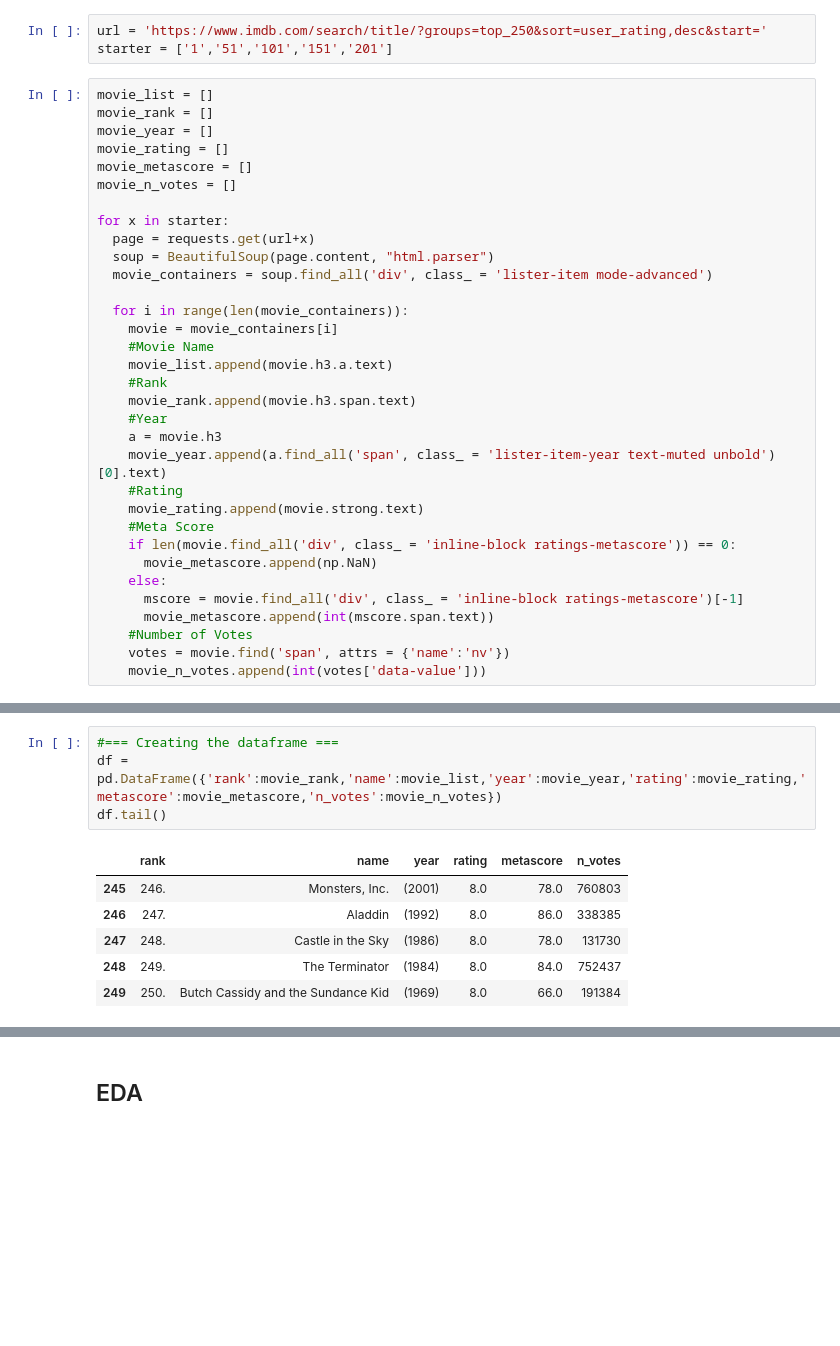
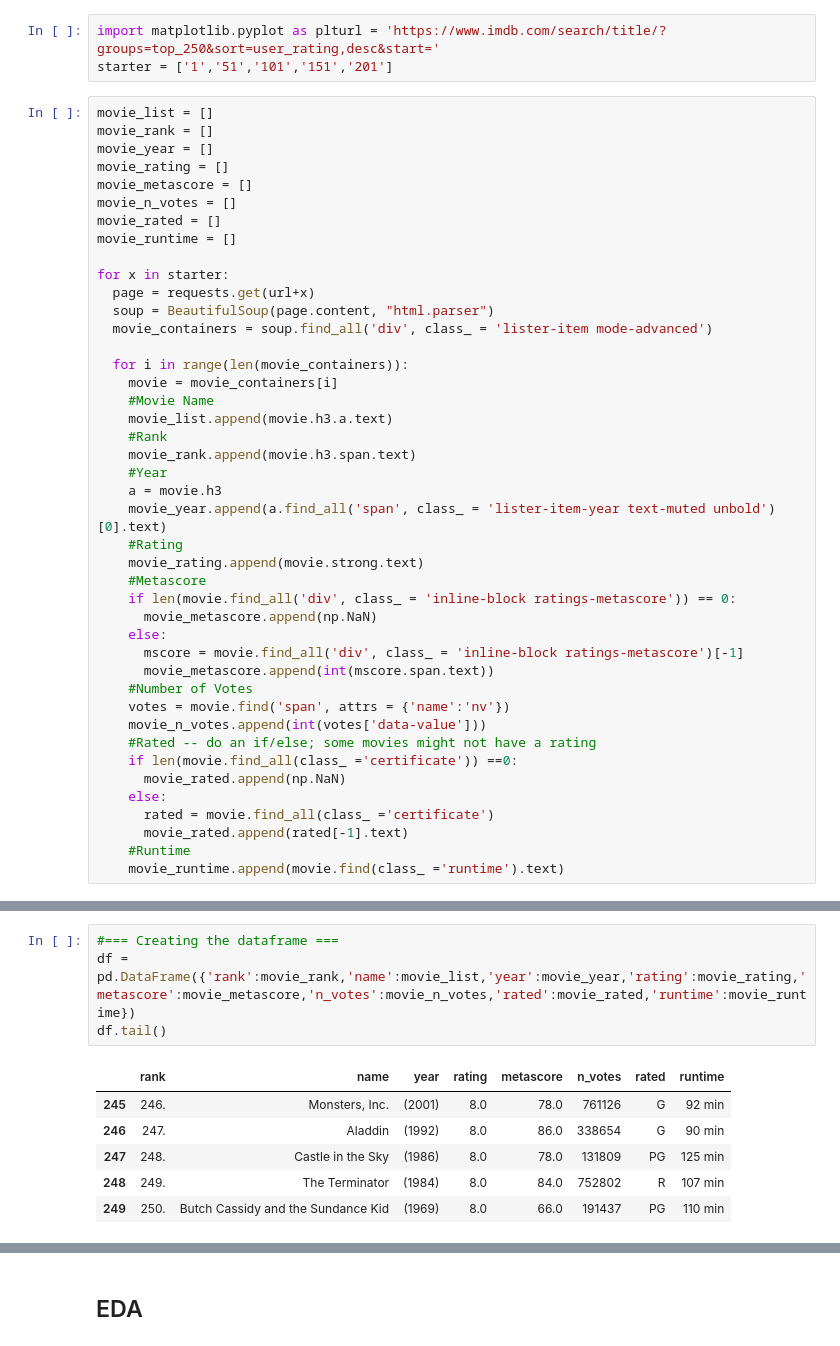
Before and after one commit to isaacmoore/random_analysis, a Jupyter notebook: Question 6/Scrape_the_IMDB_Top_250_Movies.ipynb, the cells around one changed output, grey strips where cells are left out. Drawn from its saved outputs; the diff is of its cells as text; blank space fills up the shorter version.

```diff
--- a/Question 6/Scrape_the_IMDB_Top_250_Movies.ipynb
+++ b/Question 6/Scrape_the_IMDB_Top_250_Movies.ipynb
@@ -8,5 +10,5 @@ from bs4 import BeautifulSoup
 # %%
-url = 'https://www.imdb.com/search/title/?groups=top_250&sort=user_rating,desc&start='
+import matplotlib.pyplot as plturl = 'https://www.imdb.com/search/title/?groups=top_250&sort=user_rating,desc&start='
 starter = ['1','51','101','151','201']
 # %%
 movie_list = []
@@ -15,6 +17,8 @@ movie_year = []
 movie_rating = []
 movie_metascore = []
 movie_n_votes = []
+movie_rated = []
+movie_runtime = []
 
 for x in starter:
   page = requests.get(url+x)
@@ -32,7 +36,7 @@ for x in starter:
     movie_year.append(a.find_all('span', class_ = 'lister-item-year text-muted unbold')[0].text)
     #Rating
     movie_rating.append(movie.strong.text)
-    #Meta Score
+    #Metascore
     if len(movie.find_all('div', class_ = 'inline-block ratings-metascore')) == 0:
       movie_metascore.append(np.NaN)
     else:
@@ -41,3 +45,11 @@ for x in starter:
     #Number of Votes
     votes = movie.find('span', attrs = {'name':'nv'})
     movie_n_votes.append(int(votes['data-value']))
+    #Rated -- do an if/else; some movies might not have a rating
+    if len(movie.find_all(class_ ='certificate')) ==0:
+      movie_rated.append(np.NaN)
+    else:
+      rated = movie.find_all(class_ ='certificate')
+      movie_rated.append(rated[-1].text)
+    #Runtime
+    movie_runtime.append(movie.find(class_ ='runtime').text)
@@ -44,13 +64,13 @@ for x in starter:
 # %%
 #=== Creating the dataframe ===
-df = pd.DataFrame({'rank':movie_rank,'name':movie_list,'year':movie_year,'rating':movie_rating,'metascore':movie_metascore,'n_votes':movie_n_votes})
+df = pd.DataFrame({'rank':movie_rank,'name':movie_list,'year':movie_year,'rating':movie_rating,'metascore':movie_metascore,'n_votes':movie_n_votes,'rated':movie_rated,'runtime':movie_runtime})
 df.tail()
 # %% [output]
-|  | rank | name | year | rating | metascore | n_votes |
-| 245 | 246. | Monsters, Inc. | (2001) | 8.0 | 78.0 | 760803 |
-| 246 | 247. | Aladdin | (1992) | 8.0 | 86.0 | 338385 |
-| 247 | 248. | Castle in the Sky | (1986) | 8.0 | 78.0 | 131730 |
-| 248 | 249. | The Terminator | (1984) | 8.0 | 84.0 | 752437 |
-| 249 | 250. | Butch Cassidy and the Sundance Kid | (1969) | 8.0 | 66.0 | 191384 |
+|  | rank | name | year | rating | metascore | n_votes | rated | runtime |
+| 245 | 246. | Monsters, Inc. | (2001) | 8.0 | 78.0 | 761126 | G | 92 min |
+| 246 | 247. | Aladdin | (1992) | 8.0 | 86.0 | 338654 | G | 90 min |
+| 247 | 248. | Castle in the Sky | (1986) | 8.0 | 78.0 | 131809 | PG | 125 min |
+| 248 | 249. | The Terminator | (1984) | 8.0 | 84.0 | 752802 | R | 107 min |
+| 249 | 250. | Butch Cassidy and the Sundance Kid | (1969) | 8.0 | 66.0 | 191437 | PG | 110 min |
 # %%
 #=== Cleaning the dataframe ===
```
Also changed, not shown: parts of 22 cells of this notebook.
